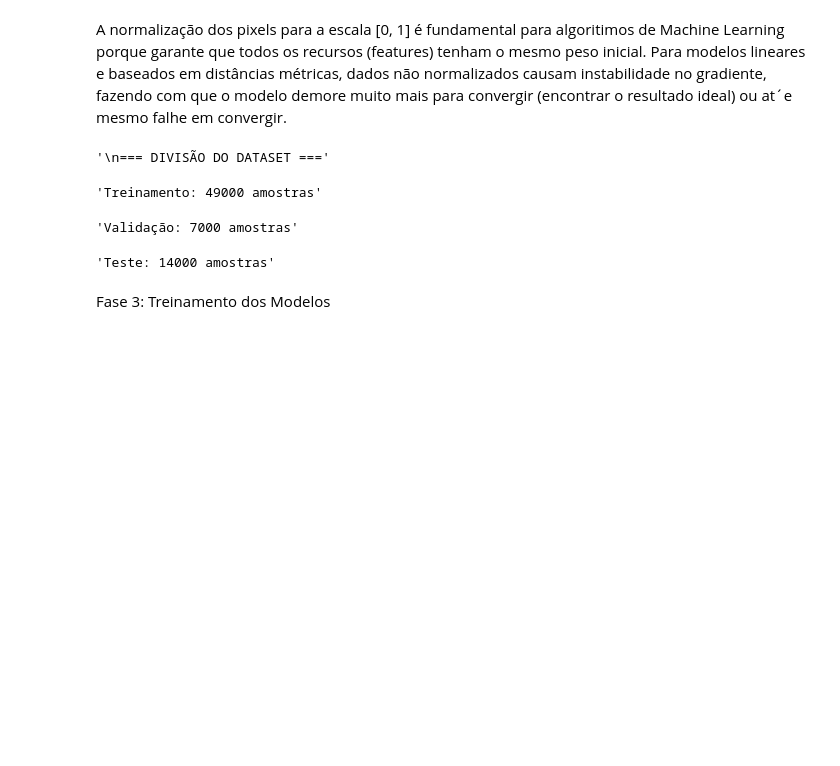
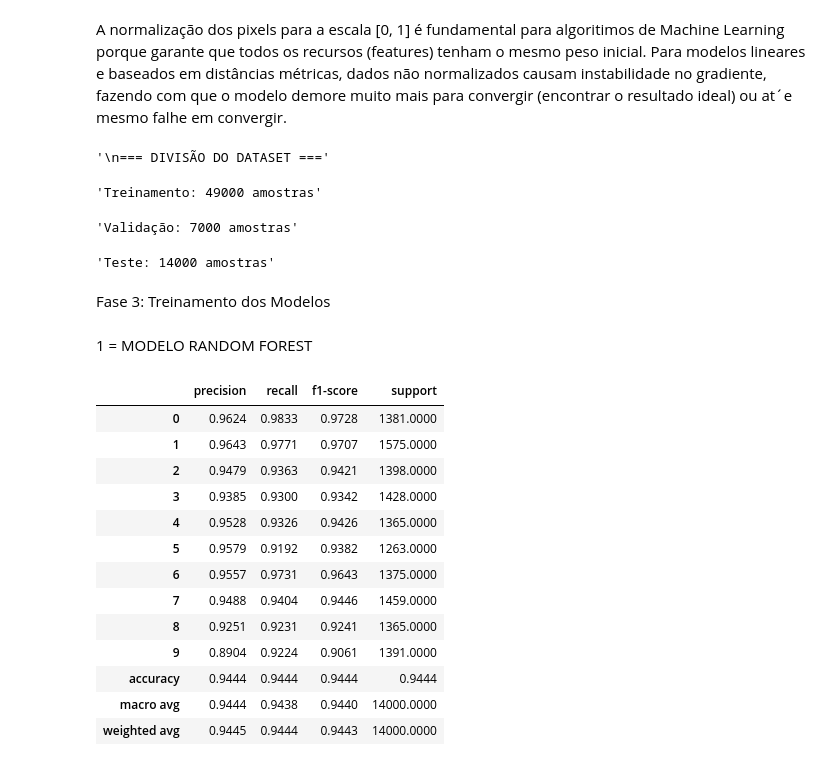
Before and after one commit to Carlos779-cloud/Modulo-02-MniProjeto, a Jupyter notebook: main.ipynb, the cells around one changed output. Saved outputs shown, nothing was run; the diff lists cells and outputs as text; code cells hidden in the pictures; blank space fills up the shorter version.

```diff
--- a/main.ipynb
+++ b/main.ipynb
@@ -152,3 +157,36 @@ display(f"Teste: {X_test.shape[0]} amostras")
 'Teste: 14000 amostras'
 # %% [markdown]
 Fase 3: Treinamento dos Modelos
+# %% [markdown]
+1 = MODELO RANDOM FOREST
+# %%
+modelo_rf = RandomForestClassifier(
+    n_estimators=100,
+    max_depth=10,
+    random_state=42
+)
+
+modelo_rf.fit(X_train, y_train)
+
+predicoes = modelo_rf.predict(X_test)
+
+report_dict = classification_report(y_test, predicoes, output_dict=True)
+
+df_metrics = pd.DataFrame(report_dict).transpose()
+
+df_metrics.round(4)
+# %% [output]
+|  | precision | recall | f1-score | support |
+| 0 | 0.9624 | 0.9833 | 0.9728 | 1381.0000 |
+| 1 | 0.9643 | 0.9771 | 0.9707 | 1575.0000 |
+| 2 | 0.9479 | 0.9363 | 0.9421 | 1398.0000 |
+| 3 | 0.9385 | 0.9300 | 0.9342 | 1428.0000 |
+| 4 | 0.9528 | 0.9326 | 0.9426 | 1365.0000 |
+| 5 | 0.9579 | 0.9192 | 0.9382 | 1263.0000 |
+| 6 | 0.9557 | 0.9731 | 0.9643 | 1375.0000 |
+| 7 | 0.9488 | 0.9404 | 0.9446 | 1459.0000 |
+| 8 | 0.9251 | 0.9231 | 0.9241 | 1365.0000 |
+| 9 | 0.8904 | 0.9224 | 0.9061 | 1391.0000 |
+| accuracy | 0.9444 | 0.9444 | 0.9444 | 0.9444 |
+| macro avg | 0.9444 | 0.9438 | 0.9440 | 14000.0000 |
+| weighted avg | 0.9445 | 0.9444 | 0.9443 | 14000.0000 |
```
Also changed, not shown: parts of 7 cells of this notebook.
